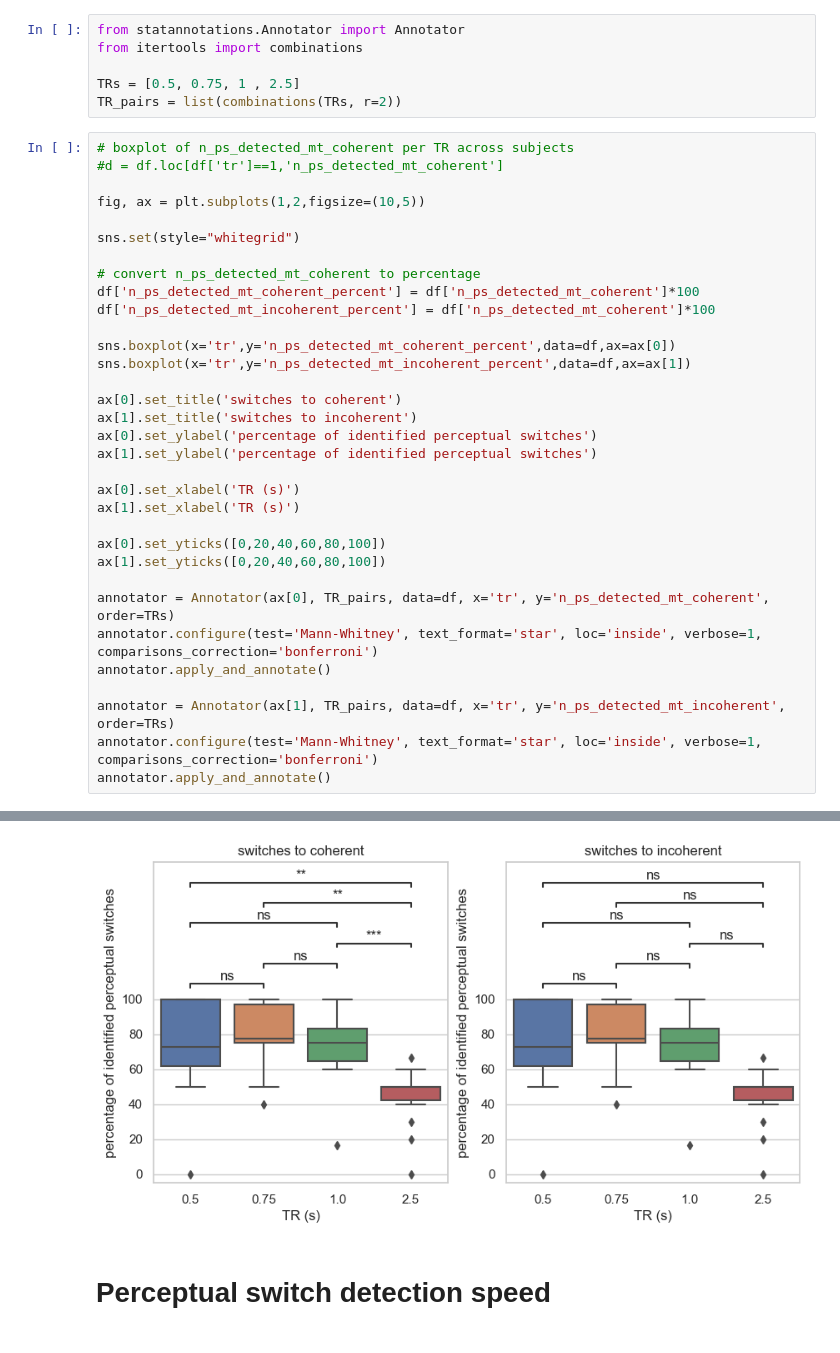
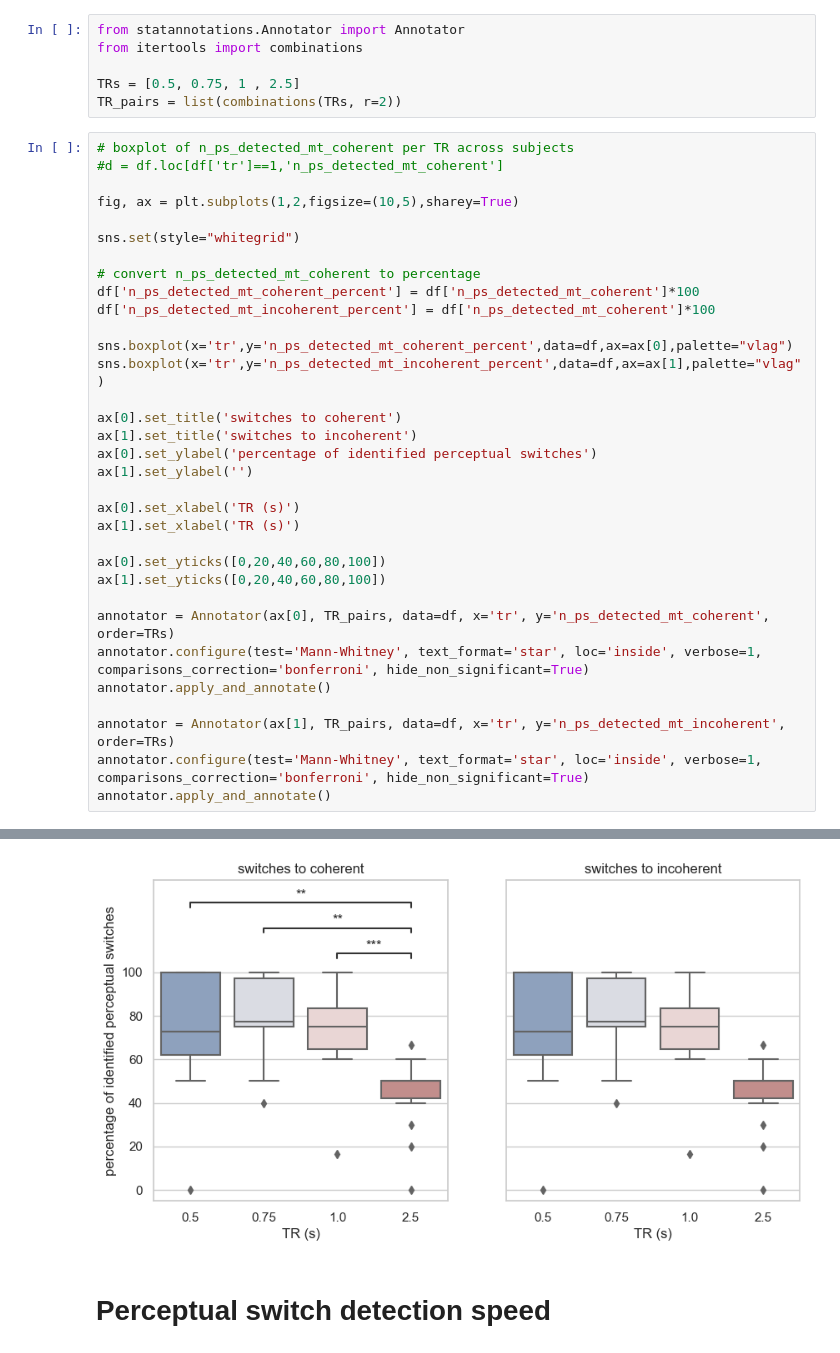
Before and after one commit to CIBIT-UC/vpmbtr, a Jupyter notebook: scripts/step-06_fc.ipynb, the cells around one changed output, grey strips where cells are left out. Cells and saved outputs as stored; diff of their text form.

Commit message:
adjust figures. add stat test to lin reg

```diff
--- a/scripts/step-06_fc.ipynb
+++ b/scripts/step-06_fc.ipynb
@@ -340,7 +339,7 @@ TR_pairs = list(combinations(TRs, r=2))
 # boxplot of n_ps_detected_mt_coherent per TR across subjects
 #d = df.loc[df['tr']==1,'n_ps_detected_mt_coherent']
 
-fig, ax = plt.subplots(1,2,figsize=(10,5))
+fig, ax = plt.subplots(1,2,figsize=(10,5),sharey=True)
 
 sns.set(style="whitegrid")
 
@@ -348,13 +347,13 @@ sns.set(style="whitegrid")
 df['n_ps_detected_mt_coherent_percent'] = df['n_ps_detected_mt_coherent']*100
 df['n_ps_detected_mt_incoherent_percent'] = df['n_ps_detected_mt_coherent']*100
 
-sns.boxplot(x='tr',y='n_ps_detected_mt_coherent_percent',data=df,ax=ax[0])
-sns.boxplot(x='tr',y='n_ps_detected_mt_incoherent_percent',data=df,ax=ax[1])
+sns.boxplot(x='tr',y='n_ps_detected_mt_coherent_percent',data=df,ax=ax[0],palette="vlag")
+sns.boxplot(x='tr',y='n_ps_detected_mt_incoherent_percent',data=df,ax=ax[1],palette="vlag")
 
 ax[0].set_title('switches to coherent')
 ax[1].set_title('switches to incoherent')
 ax[0].set_ylabel('percentage of identified perceptual switches')
-ax[1].set_ylabel('percentage of identified perceptual switches')
+ax[1].set_ylabel('')
 
 ax[0].set_xlabel('TR (s)')
 ax[1].set_xlabel('TR (s)')
@@ -363,11 +362,11 @@ ax[0].set_yticks([0,20,40,60,80,100])
 ax[1].set_yticks([0,20,40,60,80,100])
 
 annotator = Annotator(ax[0], TR_pairs, data=df, x='tr', y='n_ps_detected_mt_coherent', order=TRs)
-annotator.configure(test='Mann-Whitney', text_format='star', loc='inside', verbose=1, comparisons_correction='bonferroni')
+annotator.configure(test='Mann-Whitney', text_format='star', loc='inside', verbose=1, comparisons_correction='bonferroni', hide_non_significant=True)
 annotator.apply_and_annotate()
 
 annotator = Annotator(ax[1], TR_pairs, data=df, x='tr', y='n_ps_detected_mt_incoherent', order=TRs)
-annotator.configure(test='Mann-Whitney', text_format='star', loc='inside', verbose=1, comparisons_correction='bonferroni')
+annotator.configure(test='Mann-Whitney', text_format='star', loc='inside', verbose=1, comparisons_correction='bonferroni', hide_non_significant=True)
 annotator.apply_and_annotate()
 # %% [output]
 p-value annotation legend:
@@ -391,10 +389,10 @@ p-value annotation legend:
  [<statannotations.Annotation.Annotation at 0x...>,
   <statannotations.Annotation.Annotation at 0x...>,
   <statannotations.Annotation.Annotation at 0x...>,
   <statannotations.Annotation.Annotation at 0x...>,
   <statannotations.Annotation.Annotation at 0x...>,
   <statannotations.Annotation.Annotation at 0x...>])
-[figure, old version]
+[figure, new version]
 # %% [markdown]
 # Perceptual switch detection speed
 # %%
```
Also changed, not shown: parts of 5 cells of this notebook.
